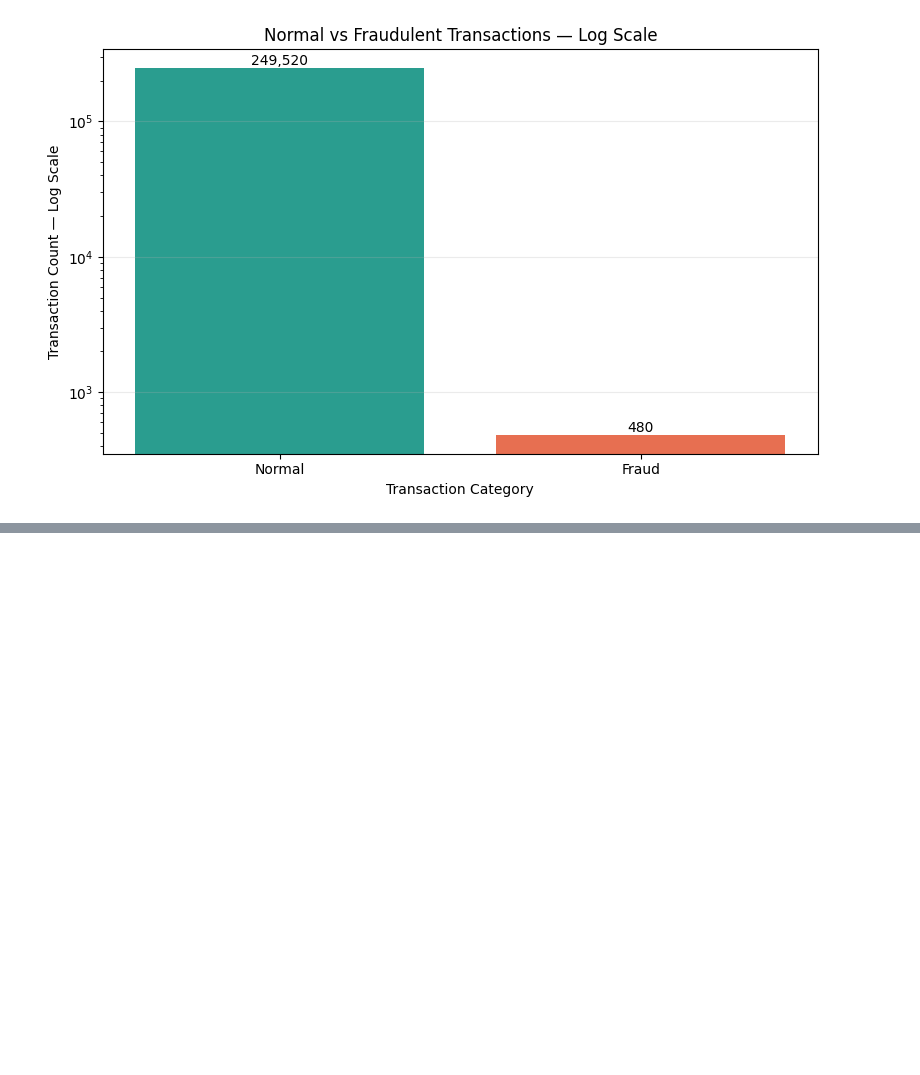
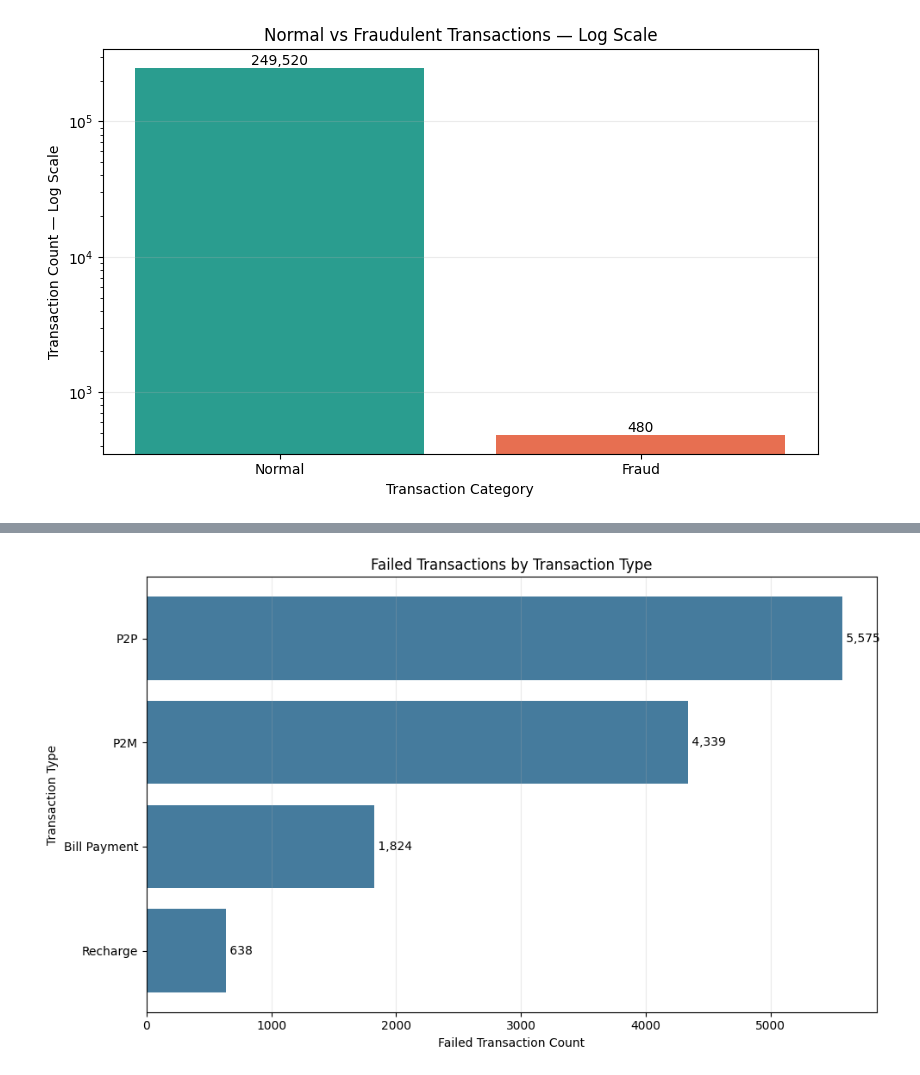
Before and after one commit to KaviyaVelmurugan/upi-transaction-intelligence-platform, a Jupyter notebook: notebooks/02_eda.ipynb, the cells around one changed output, grey strips where cells are left out. Saved outputs shown, nothing was run; the diff lists cells and outputs as text; code cells hidden in the pictures; blank space fills up the shorter version.

```diff
--- a/notebooks/02_eda.ipynb
+++ b/notebooks/02_eda.ipynb
@@ -914,0 +1044,36 @@ plt.show()
+# %%
+# Create the failed-transaction count chart
+failed_count_order = transaction_type_status.sort_values(
+    "failed_transactions",
+    ascending=False
+)
+
+fig, ax = plt.subplots(figsize=(10, 6))
+
+bars = ax.barh(
+    failed_count_order["transaction_type"],
+    failed_count_order["failed_transactions"],
+    color="#457B9D"
+)
+
+ax.invert_yaxis()
+ax.set_title("Failed Transactions by Transaction Type")
+ax.set_xlabel("Failed Transaction Count")
+ax.set_ylabel("Transaction Type")
+ax.grid(axis="x", alpha=0.25)
+
+for bar, count in zip(
+    bars,
+    failed_count_order["failed_transactions"]
+):
+    ax.text(
+        bar.get_width(),
+        bar.get_y() + bar.get_height() / 2,
+        f" {count:,}",
+        va="center"
+    )
+
+plt.tight_layout()
+plt.show()
+# %% [output]
+[figure, added]
```
Also changed, not shown: parts of 5 cells of this notebook, 1 other file.
